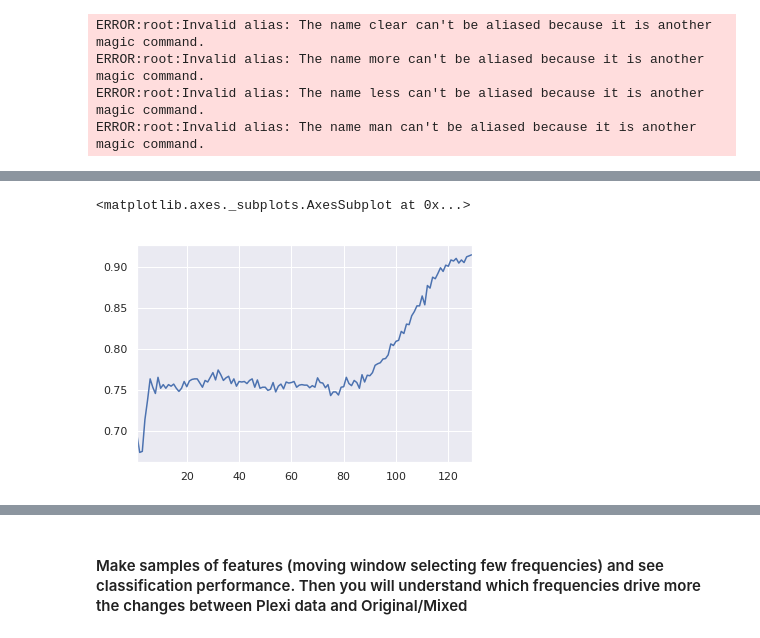
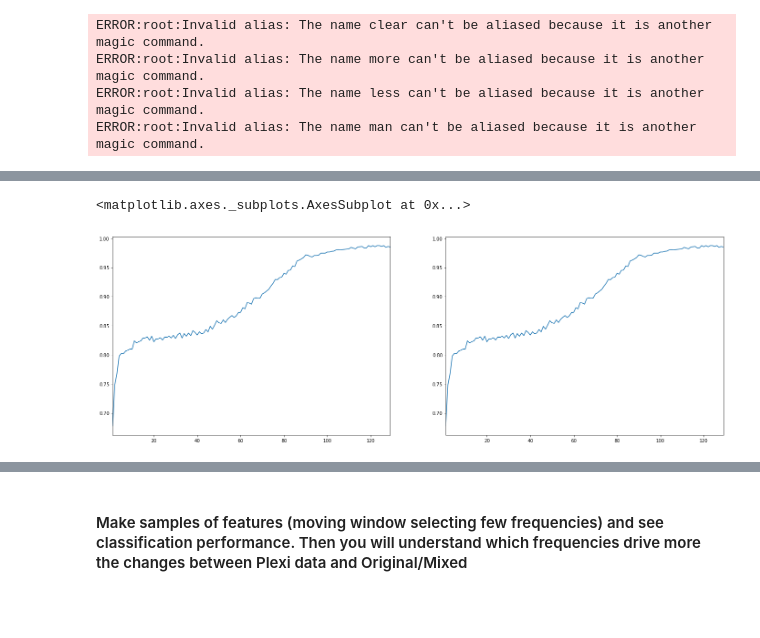
Before and after one commit to kalfasyan/wingbeat_frequencies, a Jupyter notebook: Jupyter_Notebooks/Unsupervised_Comparison_of_Datasets.ipynb, the cells around one changed output, grey strips where cells are left out. Cells and saved outputs as stored; diff of their text form; code cells hidden in the pictures; blank space fills up the shorter version.

```diff
--- a/Jupyter_Notebooks/Unsupervised_Comparison_of_Datasets.ipynb
+++ b/Jupyter_Notebooks/Unsupervised_Comparison_of_Datasets.ipynb
@@ -101,8 +126,12 @@ for i in tqdm(range(1,130)):
-# %%
-pd.Series(scores, index=scores.keys()).plot()
-# %% [output]
-<matplotlib.axes._subplots.AxesSubplot at 0x...>
-[figure, removed]
+# %%
+plt.figure(figsize=(24,8))
+plt.subplot(1,2,1)
+pd.Series(scores_lr, index=scores_lr.keys()).plot()
+plt.subplot(1,2,2)
+pd.Series(scores_rf, index=scores_rf.keys()).plot()
+# %% [output]
+<matplotlib.axes._subplots.AxesSubplot at 0x...>
+[figure, added]
 # %%
 from sklearn.metrics import accuracy_score
 from sklearn.ensemble import RandomForestClassifier
```
Also changed, not shown: parts of 17 cells of this notebook, 1 other file.
